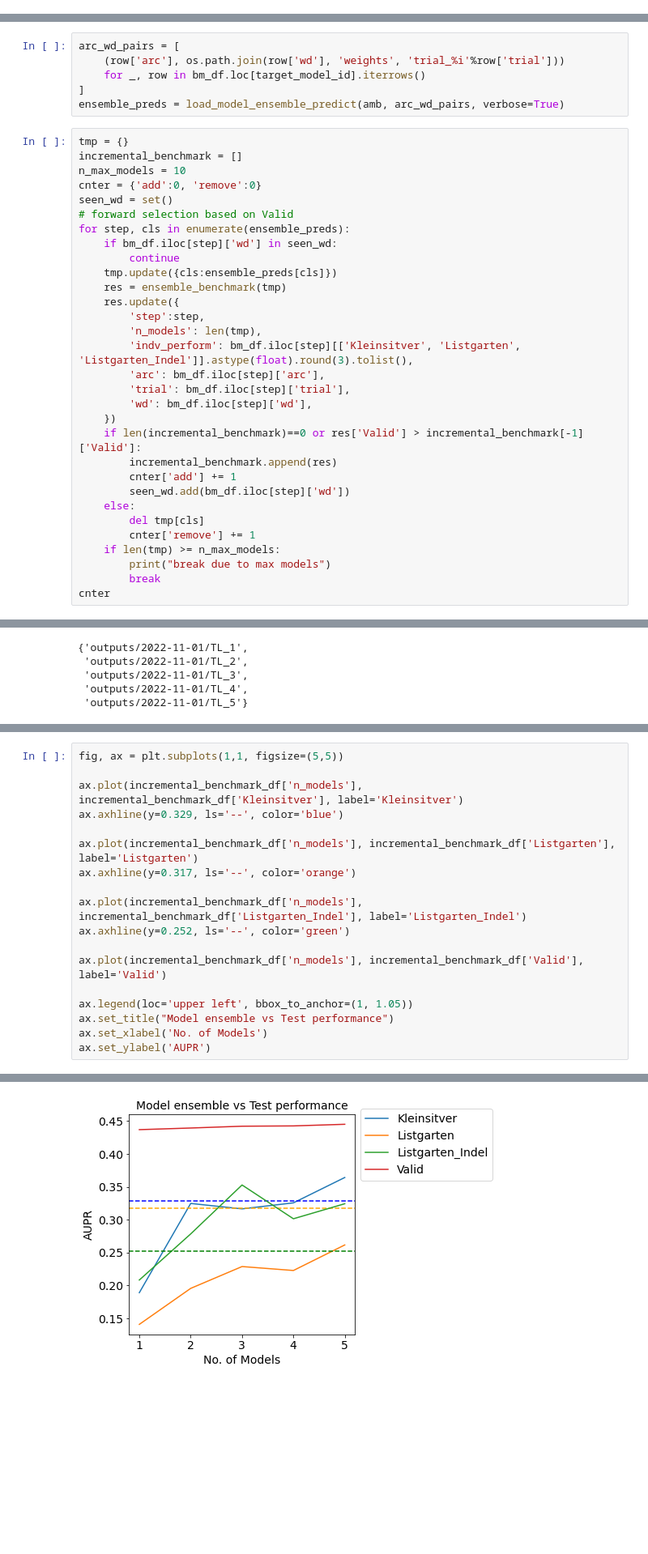
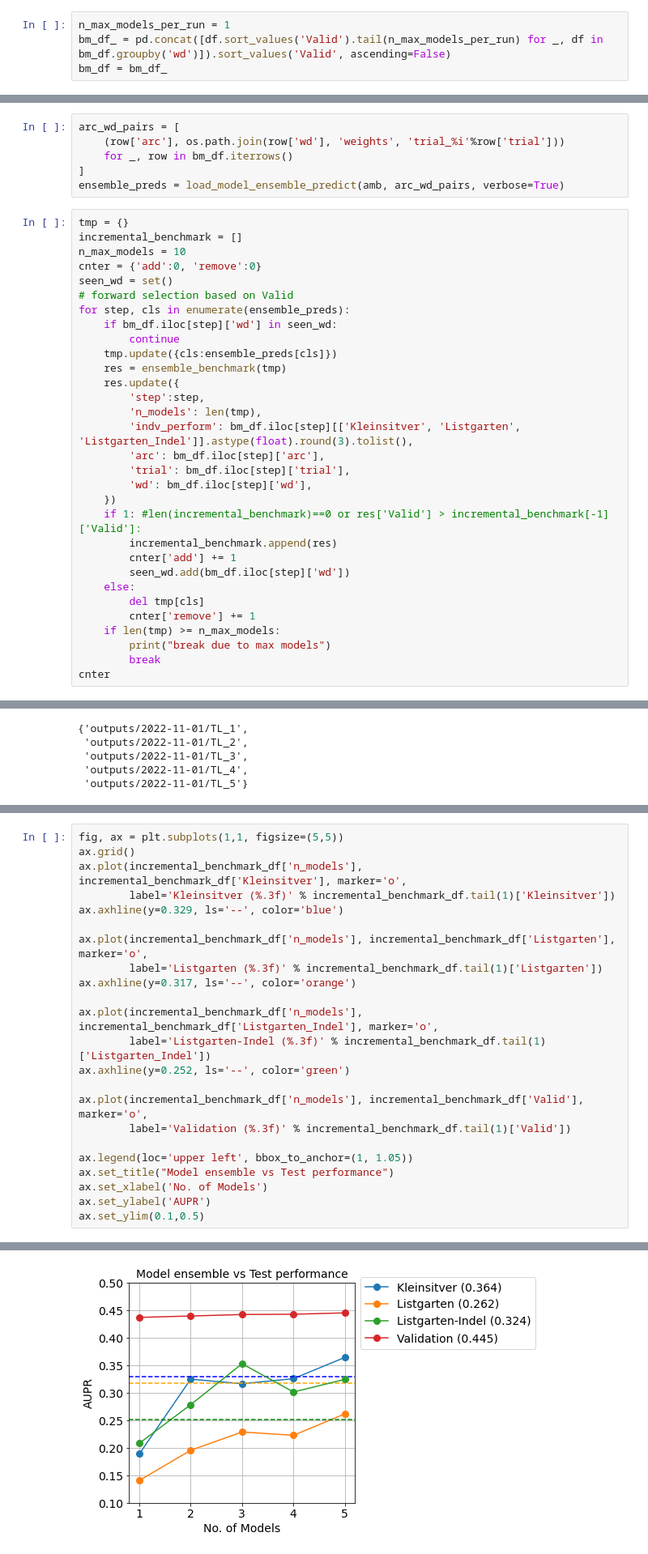
Before and after one commit to zj-zhang/Elektrum, a Jupyter notebook: notebooks/11-TL_model_analysis-Valid_v_Test.ipynb, the cells around one changed output, grey strips where cells are left out. Shown at 81% size. Drawn from its saved outputs; the diff is of its cells as text; blank space fills up the shorter version.

Commit message:
simplify code and plot in 11.ipynb

```diff
--- a/notebooks/11-TL_model_analysis-Valid_v_Test.ipynb
+++ b/notebooks/11-TL_model_analysis-Valid_v_Test.ipynb
@@ -281 +193,5 @@ break due to max models
+# %%
+n_max_models_per_run = 1
+bm_df_ = pd.concat([df.sort_values('Valid').tail(n_max_models_per_run) for _, df in bm_df.groupby('wd')]).sort_values('Valid', ascending=False)
+bm_df = bm_df_
 # %%
@@ -295,7 +206,7 @@ bm_df.loc[target_model_id].head(10)
 # %%
 arc_wd_pairs = [
     (row['arc'], os.path.join(row['wd'], 'weights', 'trial_%i'%row['trial']))
-    for _, row in bm_df.loc[target_model_id].iterrows()
+    for _, row in bm_df.iterrows()
 ]
 ensemble_preds = load_model_ensemble_predict(amb, arc_wd_pairs, verbose=True)
 # %%
@@ -318,7 +229,7 @@ for step, cls in enumerate(ensemble_preds):
         'trial': bm_df.iloc[step]['trial'],
         'wd': bm_df.iloc[step]['wd'],
     })
-    if len(incremental_benchmark)==0 or res['Valid'] > incremental_benchmark[-1]['Valid']:
+    if 1: #len(incremental_benchmark)==0 or res['Valid'] > incremental_benchmark[-1]['Valid']:
         incremental_benchmark.append(res)
         cnter['add'] += 1
         seen_wd.add(bm_df.iloc[step]['wd'])
@@ -353,19 +264,24 @@ incremental_benchmark_df
 # %%
 fig, ax = plt.subplots(1,1, figsize=(5,5))
-
-ax.plot(incremental_benchmark_df['n_models'], incremental_benchmark_df['Kleinsitver'], label='Kleinsitver')
+ax.grid()
+ax.plot(incremental_benchmark_df['n_models'], incremental_benchmark_df['Kleinsitver'], marker='o',
+        label='Kleinsitver (%.3f)' % incremental_benchmark_df.tail(1)['Kleinsitver'])
 ax.axhline(y=0.329, ls='--', color='blue')
 
-ax.plot(incremental_benchmark_df['n_models'], incremental_benchmark_df['Listgarten'], label='Listgarten')
+ax.plot(incremental_benchmark_df['n_models'], incremental_benchmark_df['Listgarten'], marker='o',
+        label='Listgarten (%.3f)' % incremental_benchmark_df.tail(1)['Listgarten'])
 ax.axhline(y=0.317, ls='--', color='orange')
 
-ax.plot(incremental_benchmark_df['n_models'], incremental_benchmark_df['Listgarten_Indel'], label='Listgarten_Indel')
+ax.plot(incremental_benchmark_df['n_models'], incremental_benchmark_df['Listgarten_Indel'], marker='o',
+        label='Listgarten-Indel (%.3f)' % incremental_benchmark_df.tail(1)['Listgarten_Indel'])
 ax.axhline(y=0.252, ls='--', color='green')
 
-ax.plot(incremental_benchmark_df['n_models'], incremental_benchmark_df['Valid'], label='Valid')
+ax.plot(incremental_benchmark_df['n_models'], incremental_benchmark_df['Valid'], marker='o',
+        label='Validation (%.3f)' % incremental_benchmark_df.tail(1)['Valid'])
 
 ax.legend(loc='upper left', bbox_to_anchor=(1, 1.05))
 ax.set_title("Model ensemble vs Test performance")
 ax.set_xlabel('No. of Models')
 ax.set_ylabel('AUPR')
+ax.set_ylim(0.1,0.5)
 # %% [output]
@@ -373,4 +289,4 @@ Text(0, 0.5, 'AUPR')
-[figure, old version]
+[figure, new version]
 # %%
 %load_ext watermark
 %watermark -n -u -v -iv -w
```
Also changed, not shown: parts of 8 cells of this notebook.
